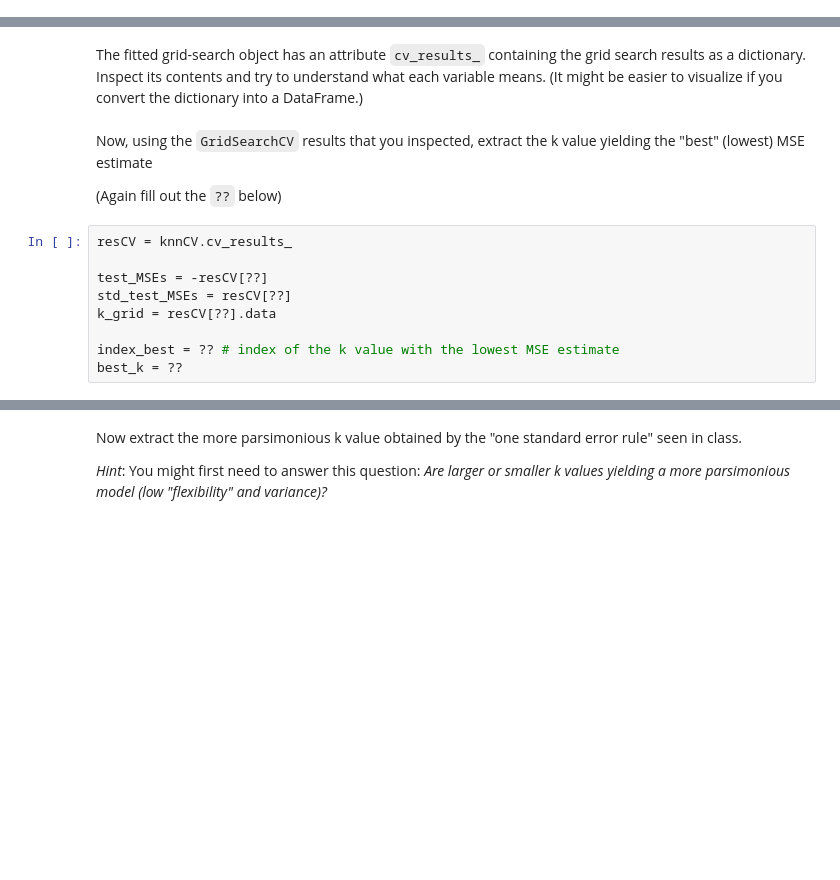
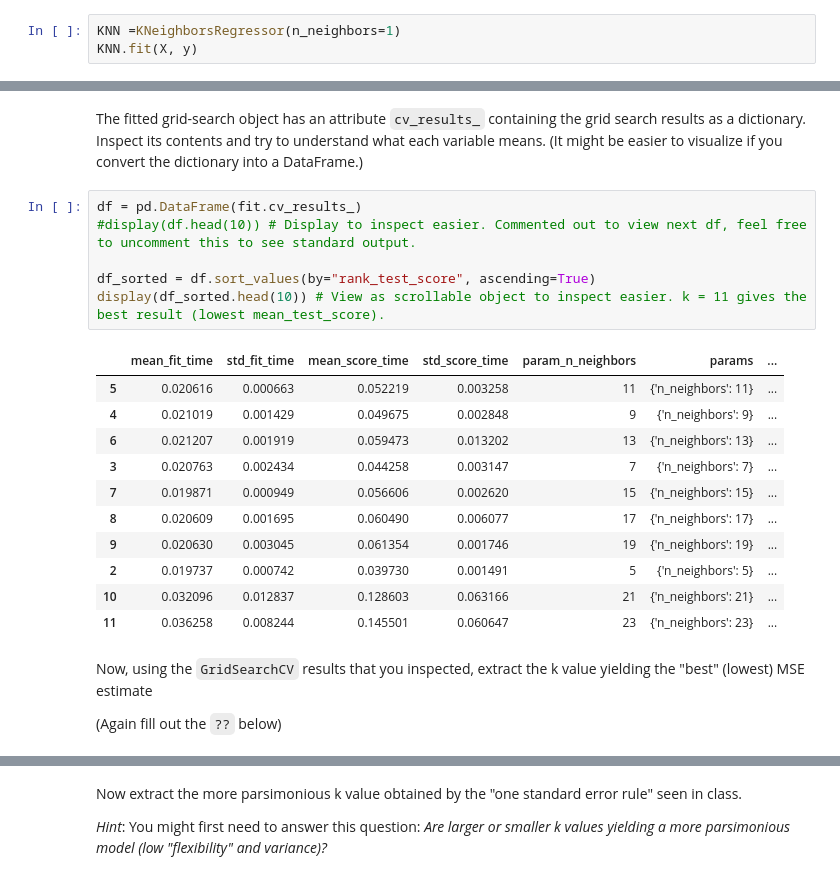
Before and after one commit to Guus03/MSc-Business-Analytics, a Jupyter notebook: Machine-Learning/Exercise_03.ipynb, the cells around one changed output, grey strips where cells are left out. Cells and saved outputs as stored; diff of their text form; blank space fills up the shorter version.

```diff
--- a/Machine-Learning/Exercise_03.ipynb
+++ b/Machine-Learning/Exercise_03.ipynb
@@ -53,3 +51,6 @@ from sklearn.neighbors import KNeighborsRegressor
 The goal of the following sections will not only be to use a k-Nearest neighbors regression model in order to predict the expected median household values, based on the other features, but also to assess how our model is performing, that is, its expected prediction error.
 # %% [markdown]
 To begin with, import the same KNN regression model that you briefly used in the first exercise session, and fit it on the whole dataset for the desired prediction task. Use as a hyper-parameter `k=1` neighbors.
+# %%
+KNN =KNeighborsRegressor(n_neighbors=1)
+KNN.fit(X, y)
@@ -131,15 +185,24 @@ knnCV = GridSearchCV(estimator=??, param_grid=??, scoring=??,
 # %% [markdown]
 The fitted grid-search object has an attribute `cv_results_` containing the grid search results as a dictionary. Inspect its contents and try to understand what each variable means. (It might be easier to visualize if you convert the dictionary into a DataFrame.)
+# %%
+df = pd.DataFrame(fit.cv_results_)
+#display(df.head(10)) # Display to inspect easier. Commented out to view next df, feel free to uncomment this to see standard output.
+
+df_sorted = df.sort_values(by="rank_test_score", ascending=True)
+display(df_sorted.head(10)) # View as scrollable object to inspect easier. k = 11 gives the best result (lowest mean_test_score).
+# %% [output]
+|  | mean_fit_time | std_fit_time | mean_score_time | std_score_time | param_n_neighbors | params | ... |
+| 5 | 0.020616 | 0.000663 | 0.052219 | 0.003258 | 11 | {'n_neighbors': 11} | ... |
+| 4 | 0.021019 | 0.001429 | 0.049675 | 0.002848 | 9 | {'n_neighbors': 9} | ... |
+| 6 | 0.021207 | 0.001919 | 0.059473 | 0.013202 | 13 | {'n_neighbors': 13} | ... |
+| 3 | 0.020763 | 0.002434 | 0.044258 | 0.003147 | 7 | {'n_neighbors': 7} | ... |
+| 7 | 0.019871 | 0.000949 | 0.056606 | 0.002620 | 15 | {'n_neighbors': 15} | ... |
+| 8 | 0.020609 | 0.001695 | 0.060490 | 0.006077 | 17 | {'n_neighbors': 17} | ... |
+| 9 | 0.020630 | 0.003045 | 0.061354 | 0.001746 | 19 | {'n_neighbors': 19} | ... |
+| 2 | 0.019737 | 0.000742 | 0.039730 | 0.001491 | 5 | {'n_neighbors': 5} | ... |
+| 10 | 0.032096 | 0.012837 | 0.128603 | 0.063166 | 21 | {'n_neighbors': 21} | ... |
+| 11 | 0.036258 | 0.008244 | 0.145501 | 0.060647 | 23 | {'n_neighbors': 23} | ... |
 # %% [markdown]
 Now, using the `GridSearchCV` results that you inspected, extract the k value yielding the "best" (lowest) MSE estimate
 
 (Again fill out the `??` below)
-# %%
-resCV = knnCV.cv_results_
-
-test_MSEs = -resCV[??]
-std_test_MSEs = resCV[??]
-k_grid = resCV[??].data
-
-index_best = ?? # index of the k value with the lowest MSE estimate
-best_k = ??
```
Also changed, not shown: parts of 39 cells of this notebook.
